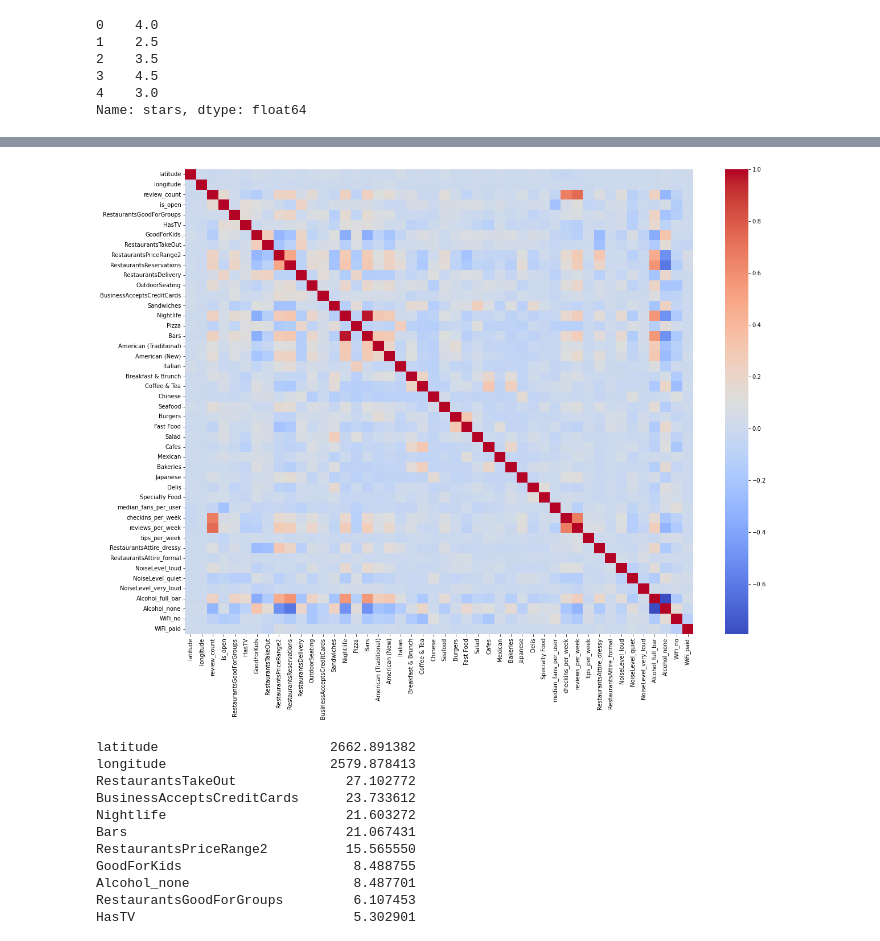
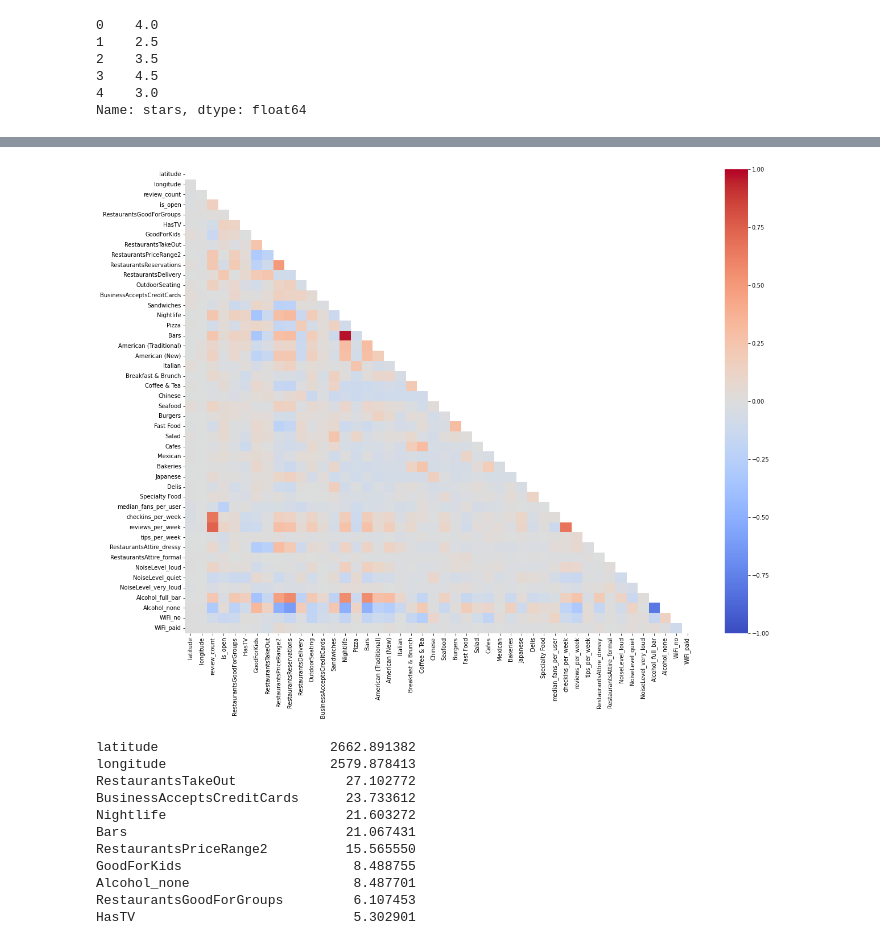
Before and after one commit to allistaircota/rate_my_restaurant, a Jupyter notebook: notebooks/3_Model_Setup_and_Evaluation.ipynb, the cells around one changed output, grey strips where cells are left out. Saved outputs shown, nothing was run; the diff lists cells and outputs as text; code cells hidden in the pictures.

```diff
--- a/notebooks/3_Model_Setup_and_Evaluation.ipynb
+++ b/notebooks/3_Model_Setup_and_Evaluation.ipynb
@@ -18,0 +32,13 @@ from sklearn.feature_selection import f_regression
+# %%
+plt.style.use('seaborn')
+
+from IPython.core.display import HTML
+HTML("""
+<style>
+.output_png {
+    display: table-cell;
+    text-align: center;
+    vertical-align: middle;
+}
+</style>
+""")
@@ -147,11 +262,11 @@ Name: stars, dtype: float64
 # %%
 plt.figure(figsize=(20,15))
-#mask = np.triu(np.ones_like(X.corr()))
+mask = np.triu(np.ones_like(X.corr()))
 
-sns.heatmap(X.corr(), cmap='coolwarm')
+sns.heatmap(X.corr(), cmap='coolwarm', mask=mask, vmin=-1, vmax=1)
 plt.show()
 # %% [output]
-[figure, old version]
+[figure, new version]
 # %%
 pd.Series([variance_inflation_factor(X.values, i) for i in range(X.shape[1])],
           index=X.columns).sort_values(ascending=False)
```
Also changed, not shown: parts of 52 cells of this notebook.
